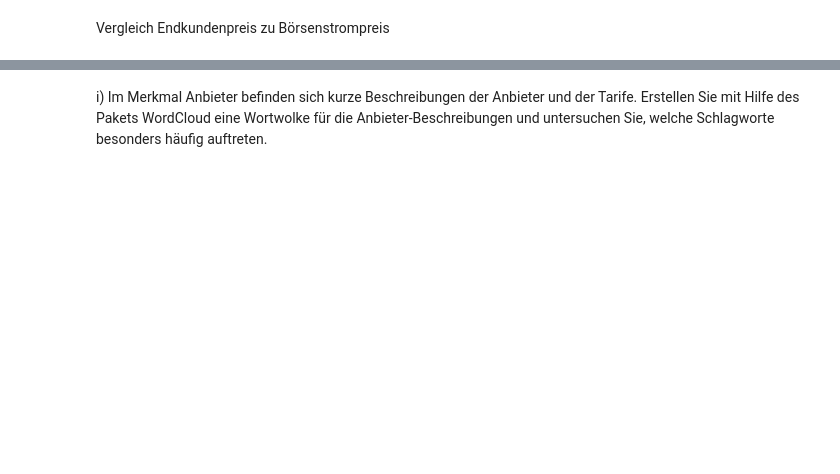
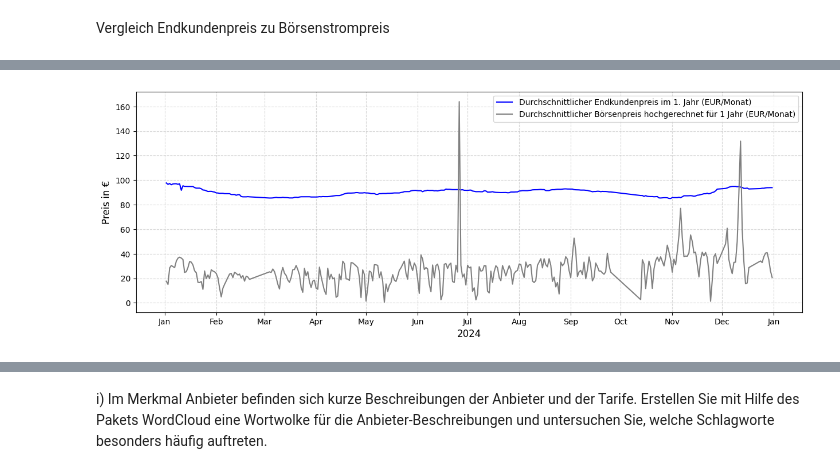
Before and after one commit to SebJana/DAT, a Jupyter notebook: jana_sebastian_jana_sophie.ipynb, the cells around one changed output, grey strips where cells are left out. Saved outputs shown, nothing was run; the diff lists cells and outputs as text; code cells hidden in the pictures; blank space fills up the shorter version.

```diff
--- a/jana_sebastian_jana_sophie.ipynb
+++ b/jana_sebastian_jana_sophie.ipynb
@@ -452,0 +594,13 @@ df_kunden_boerse_sorted
+# %%
+plt.figure(figsize=(15, 5))
+plt.plot(df_kunden_boerse['Datum'], df_kunden_boerse['Endkundenpreis pro 4000kWh (EUR/Monat)'], label = 'Durchschnittlicher Endkundenpreis im 1. Jahr (EUR/Monat)', color = 'blue')
+plt.plot(df_kunden_boerse['Datum'], df_kunden_boerse['Börsenpreis pro 4000kWh (EUR/Monat)'] , label = 'Durchschnittlicher Börsenpreis hochgerechnet für 1 Jahr (EUR/Monat)', color = 'gray')
+plt.ylabel('Preis in €', fontsize = 12)
+plt.xlabel('2024', fontsize = 12)
+plt.gca().xaxis.set_major_formatter(plt.matplotlib.dates.DateFormatter('%b'))
+plt.gca().xaxis.set_major_locator(plt.matplotlib.dates.MonthLocator())
+plt.grid(True, linestyle = '--', alpha = 0.5)
+plt.legend()
+plt.show()
+# %% [output]
+[figure, added]
```
Also changed, not shown: parts of 23 cells of this notebook.
